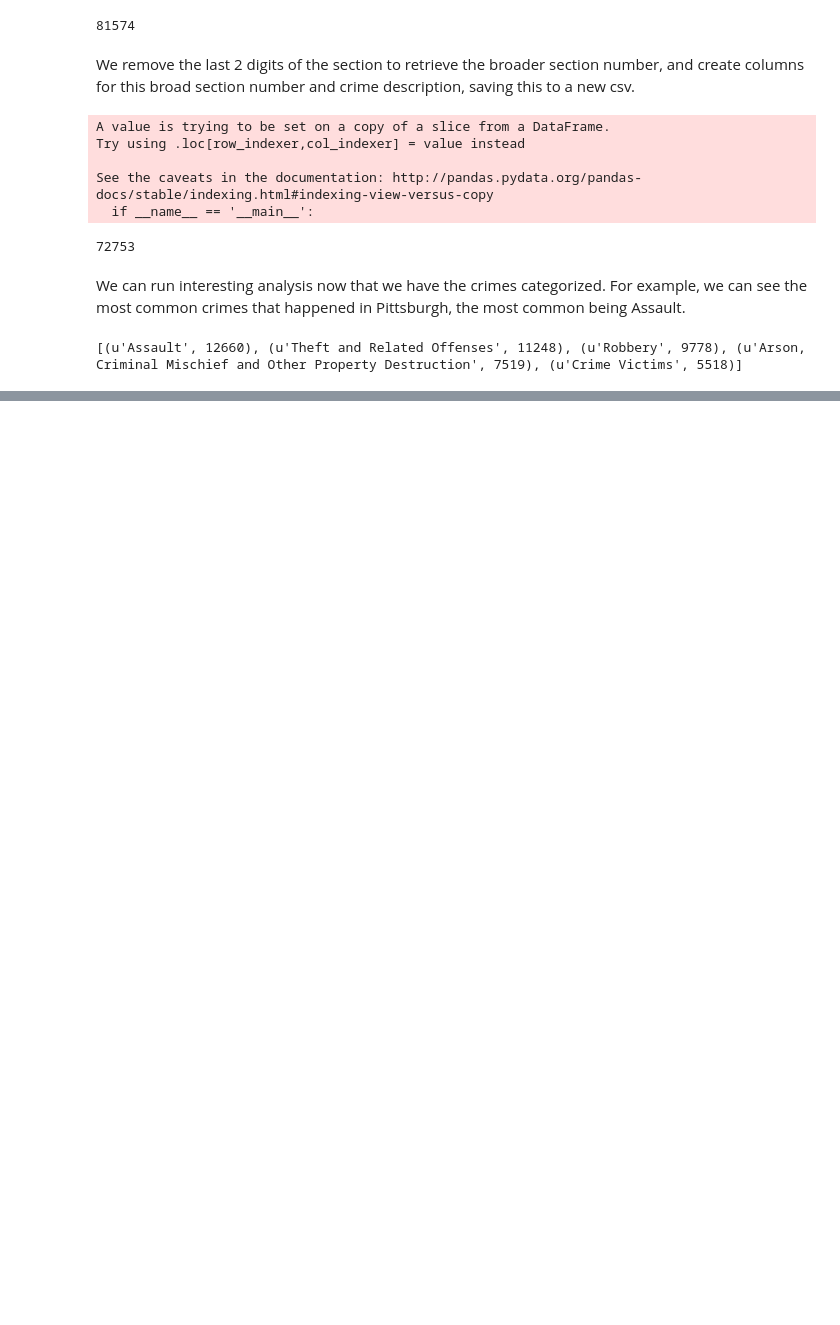
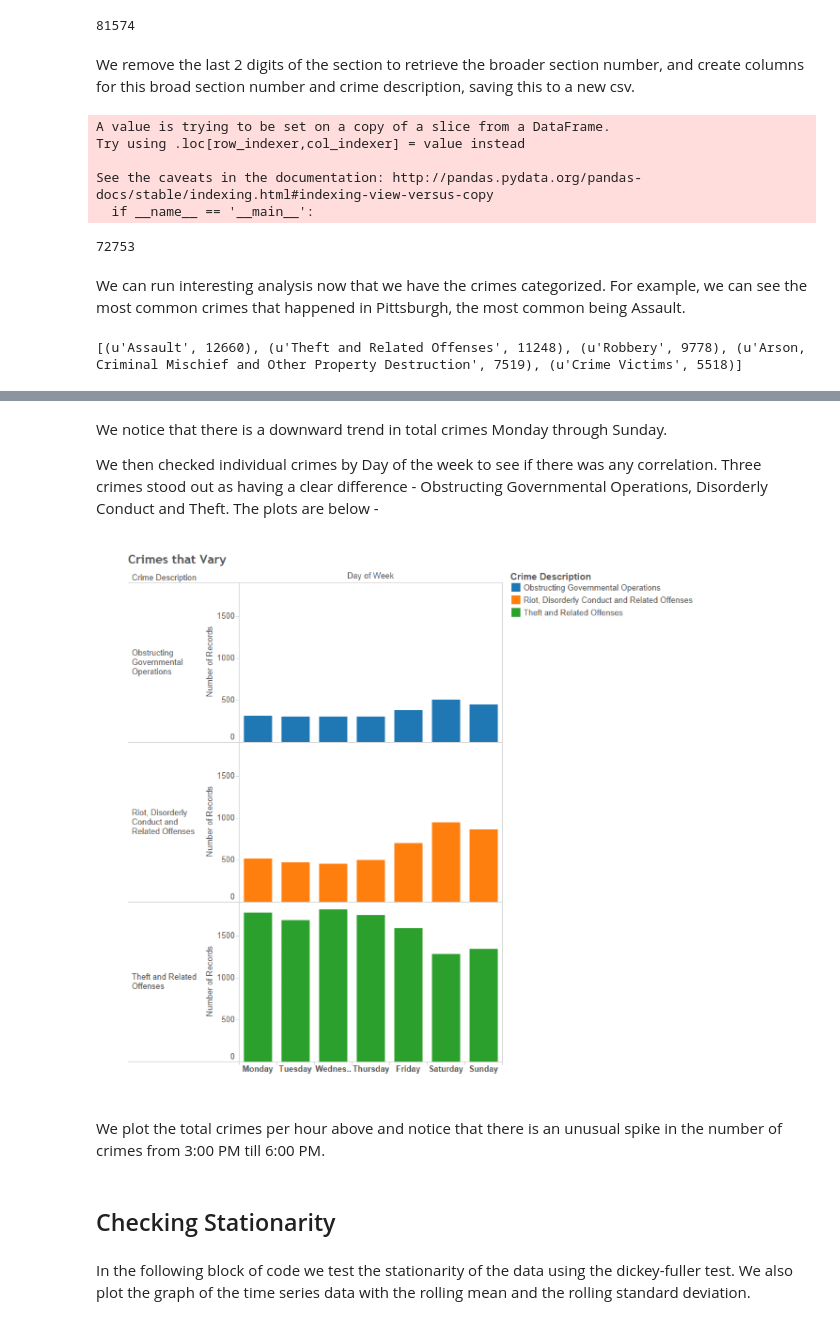
Before and after one commit to rishubjain/Crime-Prediction, a Jupyter notebook: FinalProject.ipynb, the cells around one changed output, grey strips where cells are left out. Saved outputs shown, nothing was run; the diff lists cells and outputs as text; code cells hidden in the pictures; blank space fills up the shorter version.

```diff
--- a/FinalProject.ipynb
+++ b/FinalProject.ipynb
@@ -265,0 +192,16 @@ print finalDF.head()
+# %% [markdown]
+We notice that there is a downward trend in total crimes Monday through Sunday.
+
+We then checked individual crimes by Day of the week to see if there was any correlation. Three crimes stood out as having a clear difference - Obstructing Governmental Operations, Disorderly Conduct and Theft. The plots are below -
+# %%
+plt.figure(figsize = (30,10))
+plt.axis('off')
+plt.imshow(np.asarray(image_list[2]));
+# %% [output]
+[figure, added]
+# %% [markdown]
+We plot the total crimes per hour above and notice that there is an unusual spike in the number of crimes from 3:00 PM till 6:00 PM.
+# %% [markdown]
+## Checking Stationarity
+# %% [markdown]
+In the following block of code we test the stationarity of the data using the dickey-fuller test. We also plot the graph of the time series data with the rolling mean and the rolling standard deviation.
```
Also changed, not shown: parts of 64 cells of this notebook.
